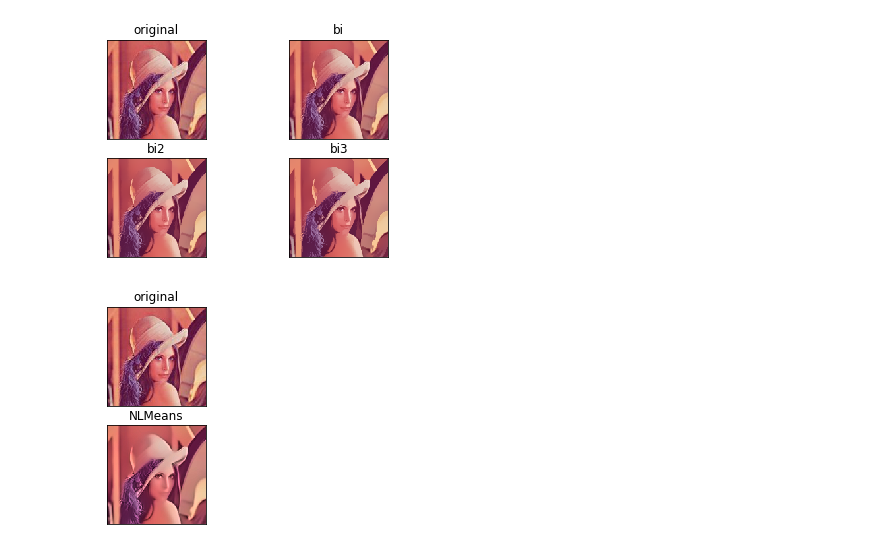
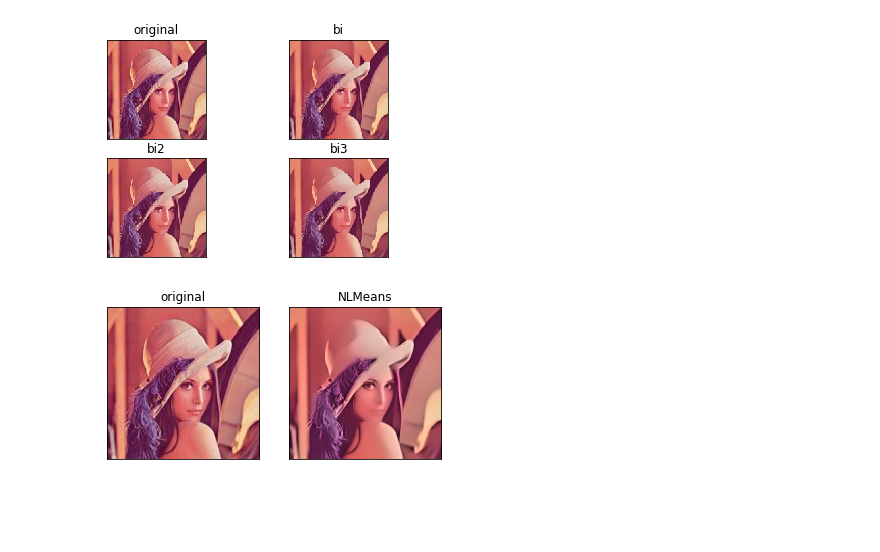
Before and after one commit to yuuy-git/Computer_vision, a Jupyter notebook: Chapter5.ipynb, the cells around one changed output. Drawn from its saved outputs; the diff is of its cells as text; code cells hidden in the pictures; blank space fills up the shorter version.

```diff
--- a/Chapter5.ipynb
+++ b/Chapter5.ipynb
@@ -191,15 +191,15 @@ plt.show()
 # %%
 img = cv2.imread('./images/Lenna.jpg', cv2.IMREAD_COLOR)
 dst = cv2.fastNlMeansDenoisingColored(img,None,10,10,7,21)
 
 
-plt.subplot(2,1,1),plt.imshow(cv2.cvtColor(img, cv2.COLOR_BGR2RGB))
+plt.subplot(1,2,1),plt.imshow(cv2.cvtColor(img, cv2.COLOR_BGR2RGB))
 plt.title("original")
 plt.xticks([]),plt.yticks([])
-plt.subplot(2,1,2),plt.imshow(cv2.cvtColor(dst, cv2.COLOR_BGR2RGB))
+plt.subplot(1,2,2),plt.imshow(cv2.cvtColor(dst, cv2.COLOR_BGR2RGB))
 plt.title("NLMeans")
 plt.xticks([]),plt.yticks([])
 
 plt.show()
 # %% [output]
-[figure, old version]
+[figure, new version]
```
